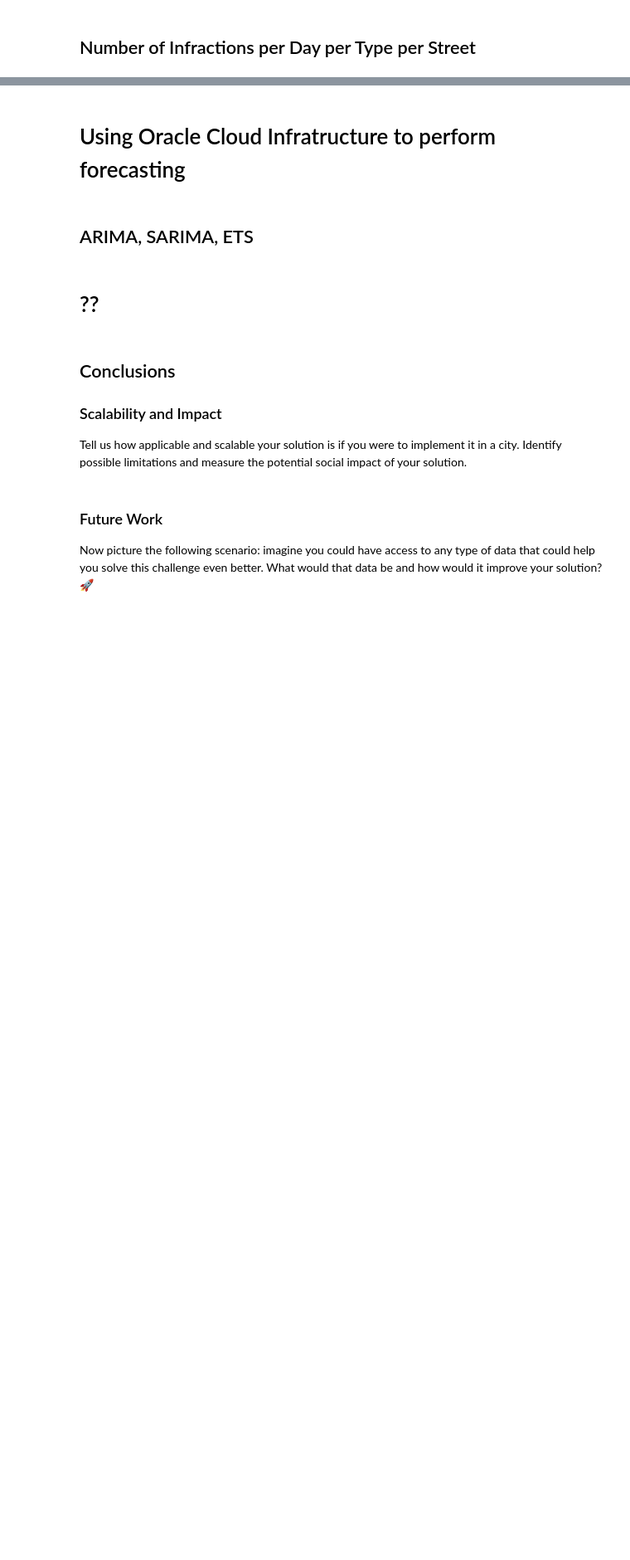
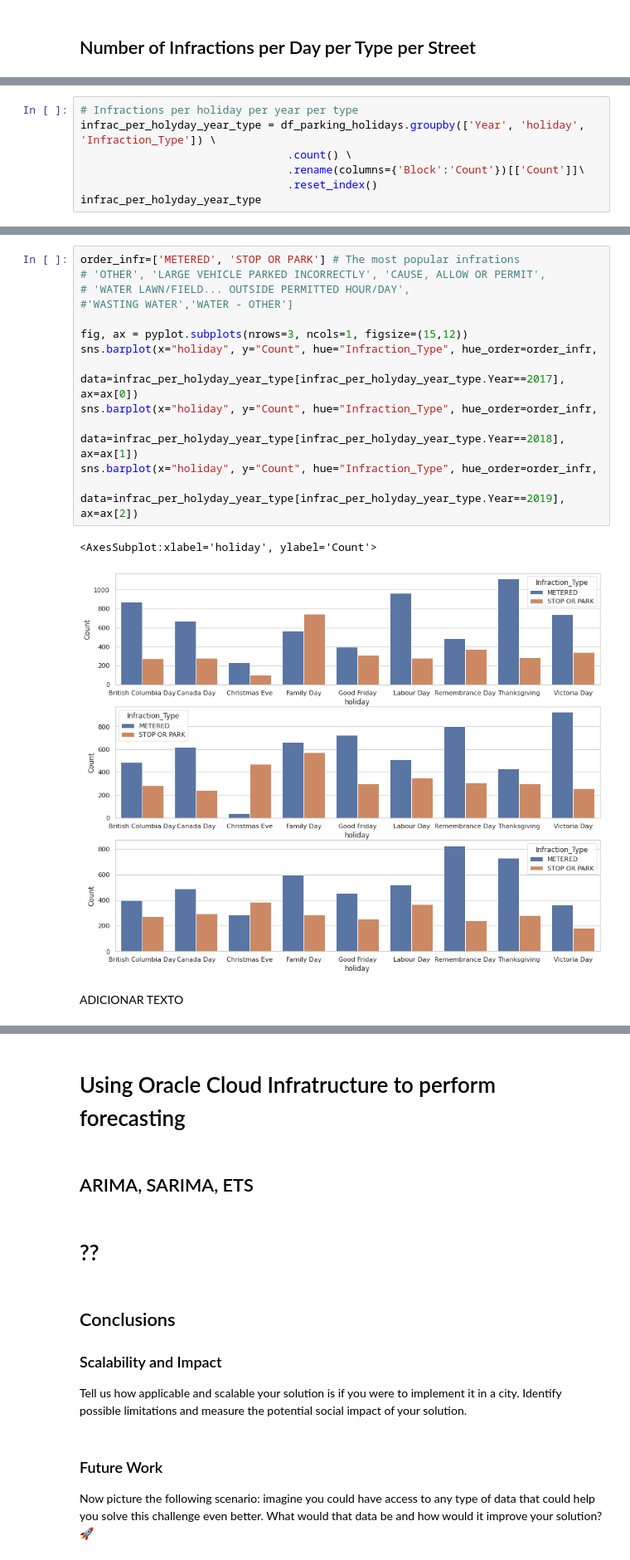
Before and after one commit to anafsa/ChildrenOfJupyter, a Jupyter notebook: Stage-2/Irregular Parking/Identification of patterns and prediction of irregular parking.ipynb, the cells around one changed output, grey strips where cells are left out. Shown at 83% size. Cells and saved outputs as stored; diff of their text form; blank space fills up the shorter version.

```diff
--- a/Stage-2/Irregular Parking/Identification of patterns and prediction of irregular parking.ipynb
+++ b/Stage-2/Irregular Parking/Identification of patterns and prediction of irregular parking.ipynb
@@ -200,0 +422,7 @@ Juntar variáveis externas e
+# %%
+# Infractions per holiday per year per type
+infrac_per_holyday_year_type = df_parking_holidays.groupby(['Year', 'holiday', 'Infraction_Type']) \
+                                .count() \
+                                .rename(columns={'Block':'Count'})[['Count']]\
+                                .reset_index()
+infrac_per_holyday_year_type
@@ -200,0 +443,18 @@ Juntar variáveis externas e
+# %%
+order_infr=['METERED', 'STOP OR PARK'] # The most popular infrations
+# 'OTHER', 'LARGE VEHICLE PARKED INCORRECTLY', 'CAUSE, ALLOW OR PERMIT',
+# 'WATER LAWN/FIELD... OUTSIDE PERMITTED HOUR/DAY',
+#'WASTING WATER','WATER - OTHER']
+
+fig, ax = pyplot.subplots(nrows=3, ncols=1, figsize=(15,12))
+sns.barplot(x="holiday", y="Count", hue="Infraction_Type", hue_order=order_infr,
+            data=infrac_per_holyday_year_type[infrac_per_holyday_year_type.Year==2017], ax=ax[0])
+sns.barplot(x="holiday", y="Count", hue="Infraction_Type", hue_order=order_infr,
+            data=infrac_per_holyday_year_type[infrac_per_holyday_year_type.Year==2018], ax=ax[1])
+sns.barplot(x="holiday", y="Count", hue="Infraction_Type", hue_order=order_infr,
+            data=infrac_per_holyday_year_type[infrac_per_holyday_year_type.Year==2019], ax=ax[2])
+# %% [output]
+<AxesSubplot:xlabel='holiday', ylabel='Count'>
+[figure, added]
+# %% [markdown]
+ADICIONAR TEXTO
```
Also changed, not shown: parts of 38 cells of this notebook.
